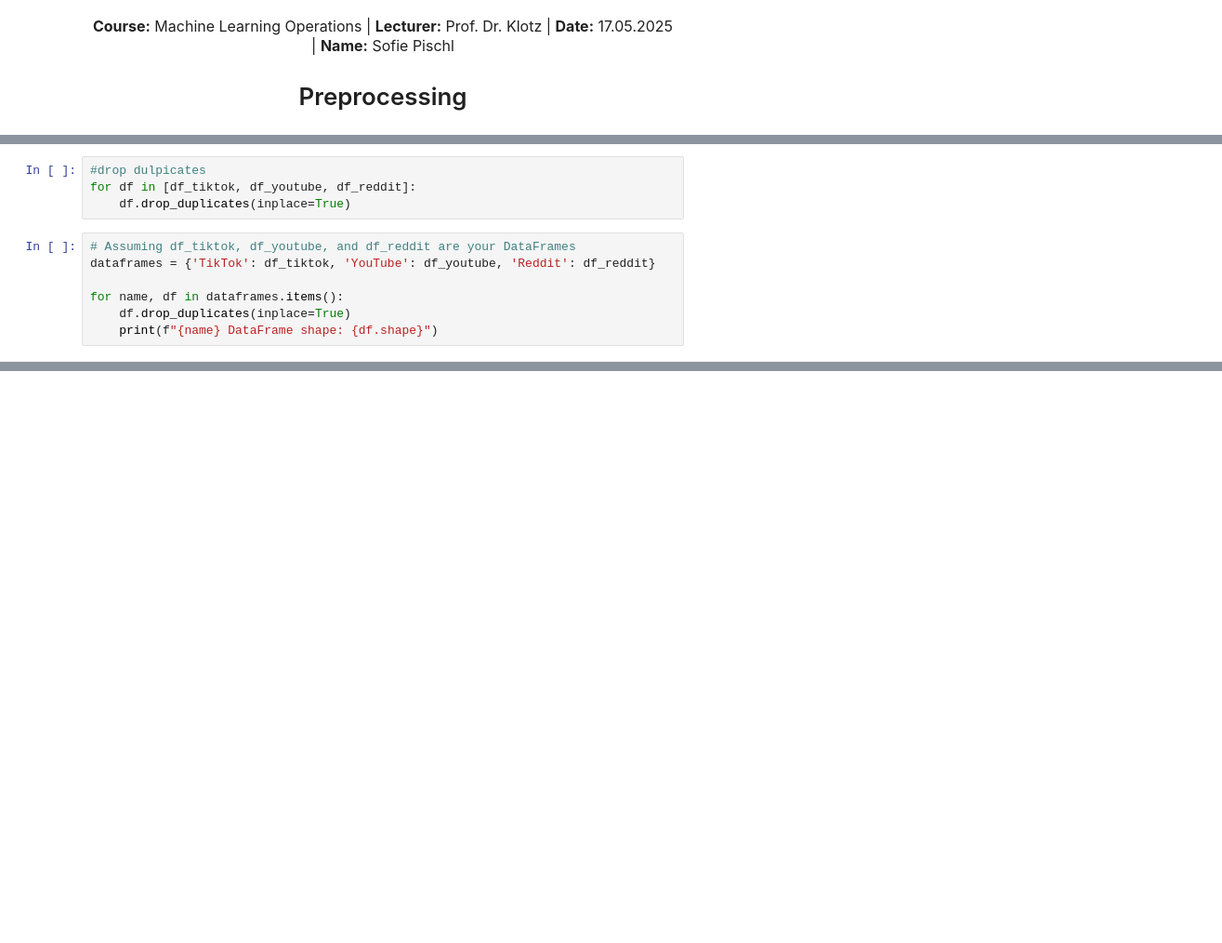
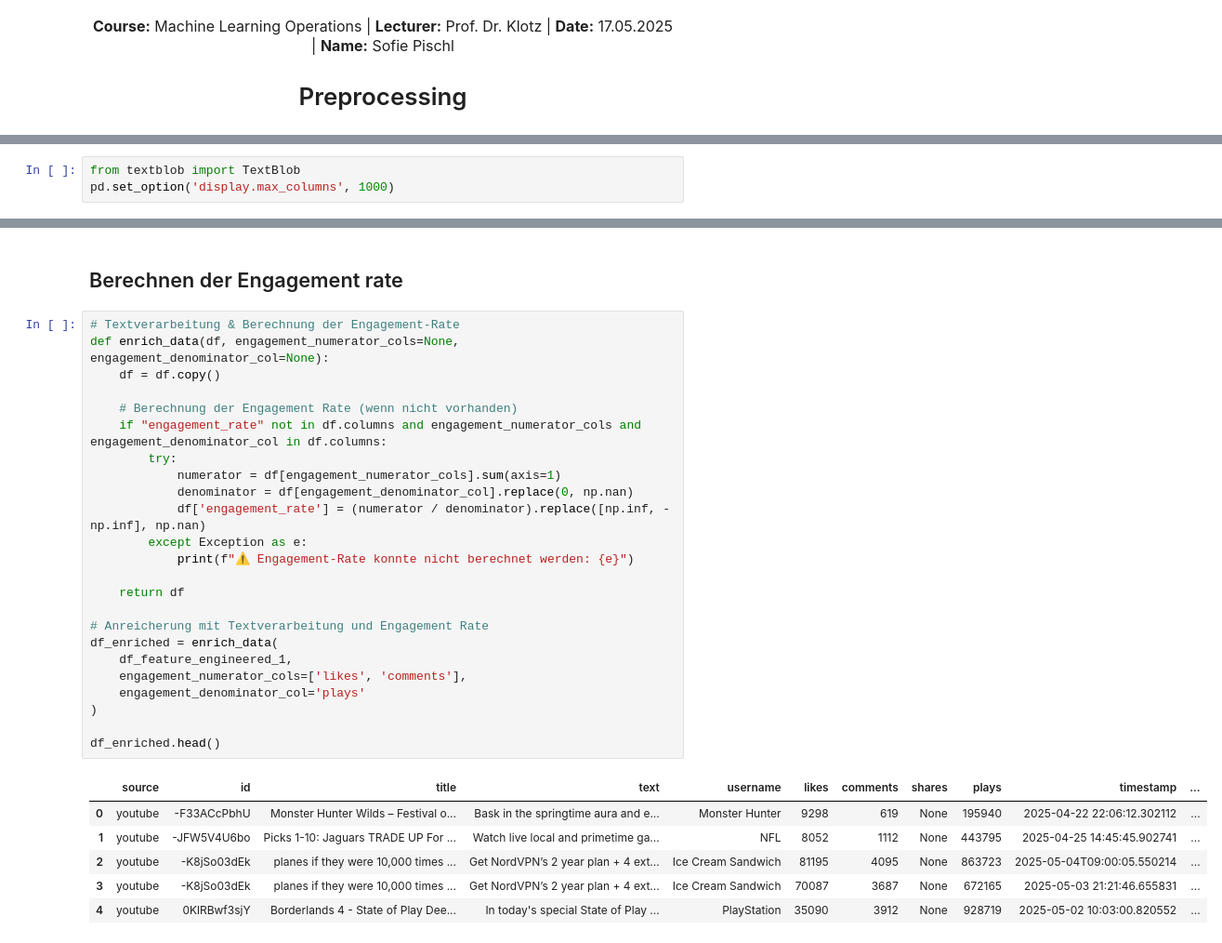
Before and after one commit to sofietheresa/TrendAnalyseSocialMedia, a Jupyter notebook: notebooks/02_preprocessing.ipynb, the cells around one changed output, grey strips where cells are left out. Shown at 93% size. Saved outputs shown, nothing was run; the diff lists cells and outputs as text; blank space fills up the shorter version.

```diff
--- a/notebooks/02_preprocessing.ipynb
+++ b/notebooks/02_preprocessing.ipynb
@@ -65,11 +9,0 @@ display(df_reddit.head())
-# %%
-#drop dulpicates
-for df in [df_tiktok, df_youtube, df_reddit]:
-    df.drop_duplicates(inplace=True)
-# %%
-# Assuming df_tiktok, df_youtube, and df_reddit are your DataFrames
-dataframes = {'TikTok': df_tiktok, 'YouTube': df_youtube, 'Reddit': df_reddit}
-
-for name, df in dataframes.items():
-    df.drop_duplicates(inplace=True)
-    print(f"{name} DataFrame shape: {df.shape}")
@@ -484,0 +500,3 @@ memory usage: 24.1+ KB
+# %%
+from textblob import TextBlob
+pd.set_option('display.max_columns', 1000)
@@ -484,0 +596,33 @@ memory usage: 24.1+ KB
+# %% [markdown]
+## Berechnen der Engagement rate
+# %%
+# Textverarbeitung & Berechnung der Engagement-Rate
+def enrich_data(df, engagement_numerator_cols=None, engagement_denominator_col=None):
+    df = df.copy()
+
+    # Berechnung der Engagement Rate (wenn nicht vorhanden)
+    if "engagement_rate" not in df.columns and engagement_numerator_cols and engagement_denominator_col in df.columns:
+        try:
+            numerator = df[engagement_numerator_cols].sum(axis=1)
+            denominator = df[engagement_denominator_col].replace(0, np.nan)
+            df['engagement_rate'] = (numerator / denominator).replace([np.inf, -np.inf], np.nan)
+        except Exception as e:
+            print(f"⚠️ Engagement-Rate konnte nicht berechnet werden: {e}")
+
+    return df
+
+# Anreicherung mit Textverarbeitung und Engagement Rate
+df_enriched = enrich_data(
+    df_feature_engineered_1,
+    engagement_numerator_cols=['likes', 'comments'],
+    engagement_denominator_col='plays'
+)
+
+df_enriched.head()
+# %% [output]
+|  | source | id | title | text | username | likes | comments | shares | plays | timestamp | ... |
+| 0 | youtube | -F33ACcPbhU | Monster Hunter Wilds – Festival o... | Bask in the springtime aura and e... | Monster Hunter | 9298 | 619 | None | 195940 | 2025-04-22 22:06:12.302112 | ... |
+| 1 | youtube | -JFW5V4U6bo | Picks 1-10: Jaguars TRADE UP For ... | Watch live local and primetime ga... | NFL | 8052 | 1112 | None | 443795 | 2025-04-25 14:45:45.902741 | ... |
+| 2 | youtube | -K8jSo03dEk | planes if they were 10,000 times ... | Get NordVPN’s 2 year plan + 4 ext... | Ice Cream Sandwich | 81195 | 4095 | None | 863723 | 2025-05-04T09:00:05.550214 | ... |
+| 3 | youtube | -K8jSo03dEk | planes if they were 10,000 times ... | Get NordVPN’s 2 year plan + 4 ext... | Ice Cream Sandwich | 70087 | 3687 | None | 672165 | 2025-05-03 21:21:46.655831 | ... |
+| 4 | youtube | 0KlRBwf3sjY | Borderlands 4 - State of Play Dee... | In today's special State of Play ... | PlayStation | 35090 | 3912 | None | 928719 | 2025-05-02 10:03:00.820552 | ... |
```
Also changed, not shown: parts of 48 cells of this notebook, 30 other files.
